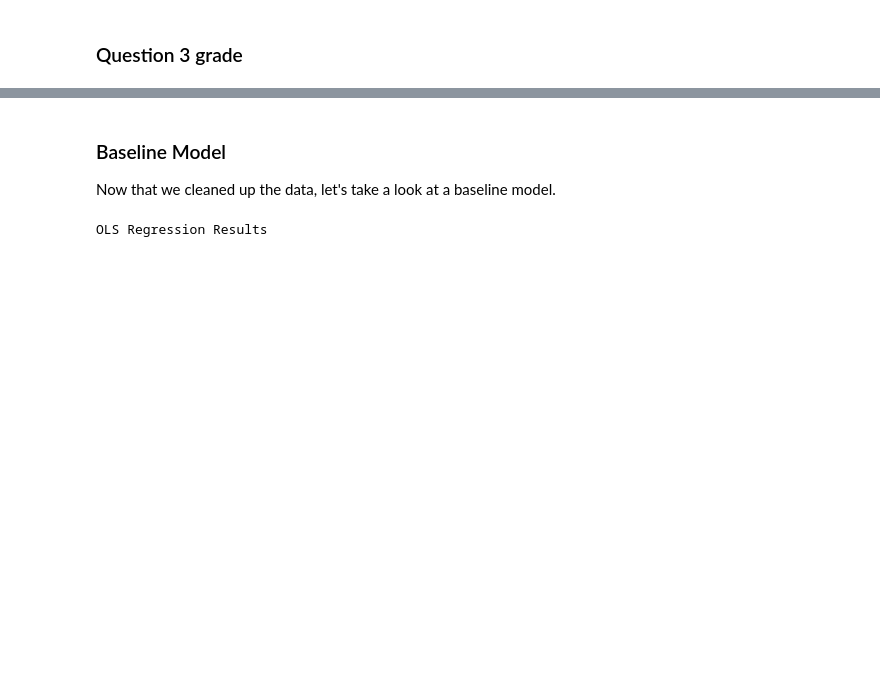
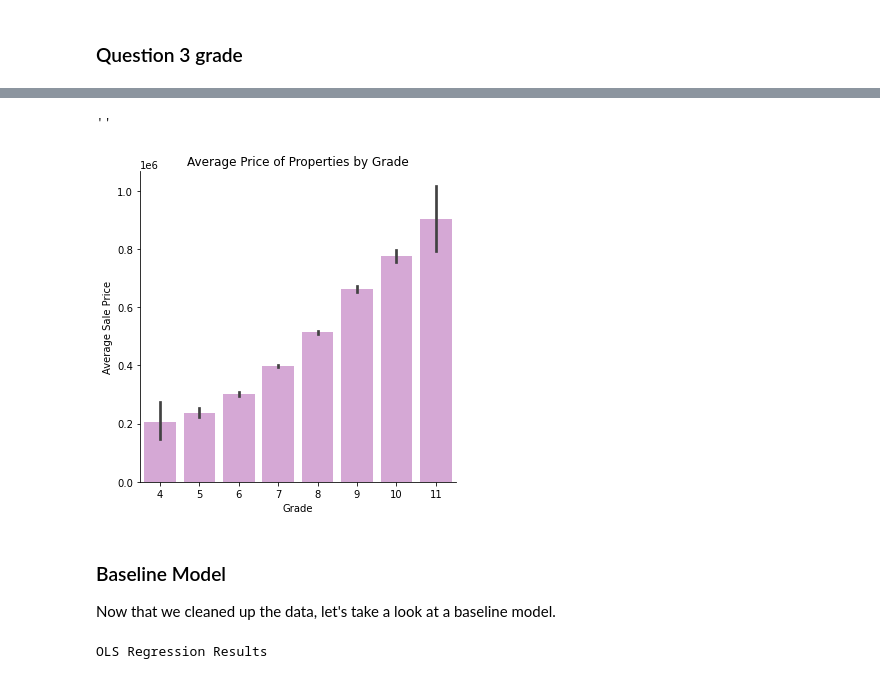
Before and after one commit to jennifernha/King-County-House-Sales, a Jupyter notebook: King County House Sales Analysis.ipynb, the cells around one changed output, grey strips where cells are left out. Saved outputs shown, nothing was run; the diff lists cells and outputs as text; code cells hidden in the pictures; blank space fills up the shorter version.

```diff
--- a/King County House Sales Analysis.ipynb
+++ b/King County House Sales Analysis.ipynb
@@ -480,3 +496,12 @@ Whoa! It can really pay off to have your house advertised and have a lot of peop
+# %%
+sns.catplot(x="grade", y="price", kind="bar", data=df1, color= 'plum')
+plt.title('Average Price of Properties by Grade')
+plt.xlabel('Grade')
+plt.ylabel('Average Sale Price')
+;
+# %% [output]
+''
+[figure, added]
 # %% [markdown]
 ### Baseline Model
 Now that we cleaned up the data, let's take a look at a baseline model.
```
Also changed, not shown: parts of 8 cells of this notebook.
